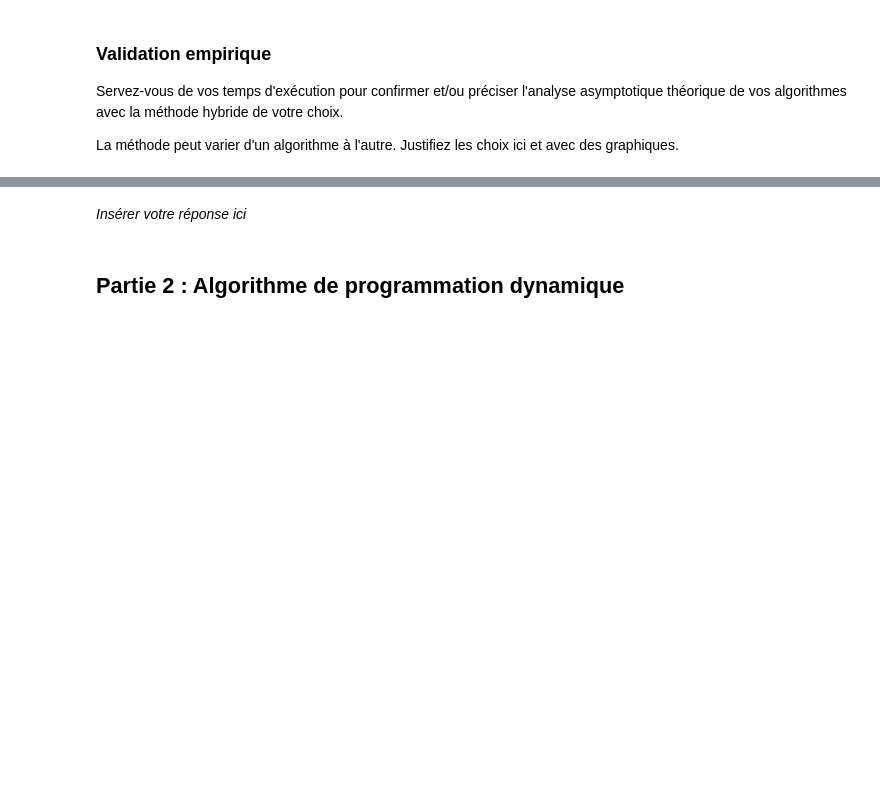
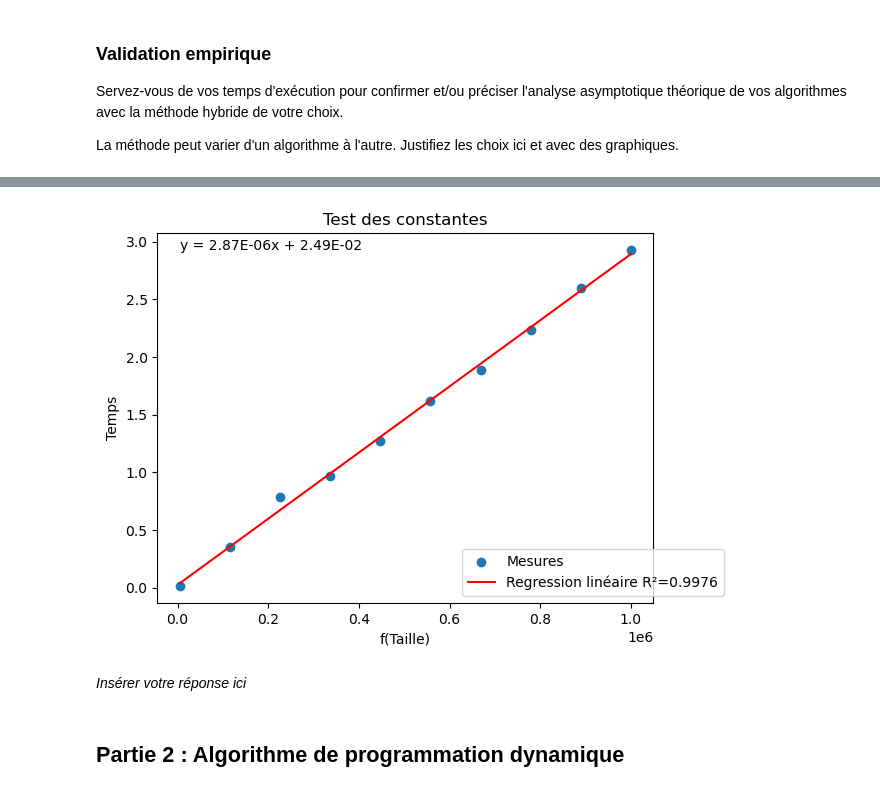
Before and after one commit to Za4khnissi/INF8775, a Jupyter notebook: TP2-H24/TP2-H24.ipynb, the cells around one changed output, grey strips where cells are left out. Drawn from its saved outputs; the diff is of its cells as text; code cells hidden in the pictures; blank space fills up the shorter version.

```diff
--- a/TP2-H24/TP2-H24.ipynb
+++ b/TP2-H24/TP2-H24.ipynb
@@ -324,3 +369,18 @@ La méthode peut varier d'un algorithme à l'autre. Justifiez les choix ici et a
+# %%
+def values_test_constantes(measures, f):
+    return {
+        # TODO: calculez les valeurs x:y pour le test du rapport
+        f(size) : measure
+        for size, measure in measures.items()
+    }
+
+# TODO: définissez f judicieusement
+def f(x):
+    return x
+
+display_test_constantes(values_test_constantes(measures_glouton, f))
+# %% [output]
+[figure, added]
 # %% [markdown]
 *Insérer votre réponse ici*
 # %% [markdown]
```
Also changed, not shown: parts of 6 cells of this notebook.
